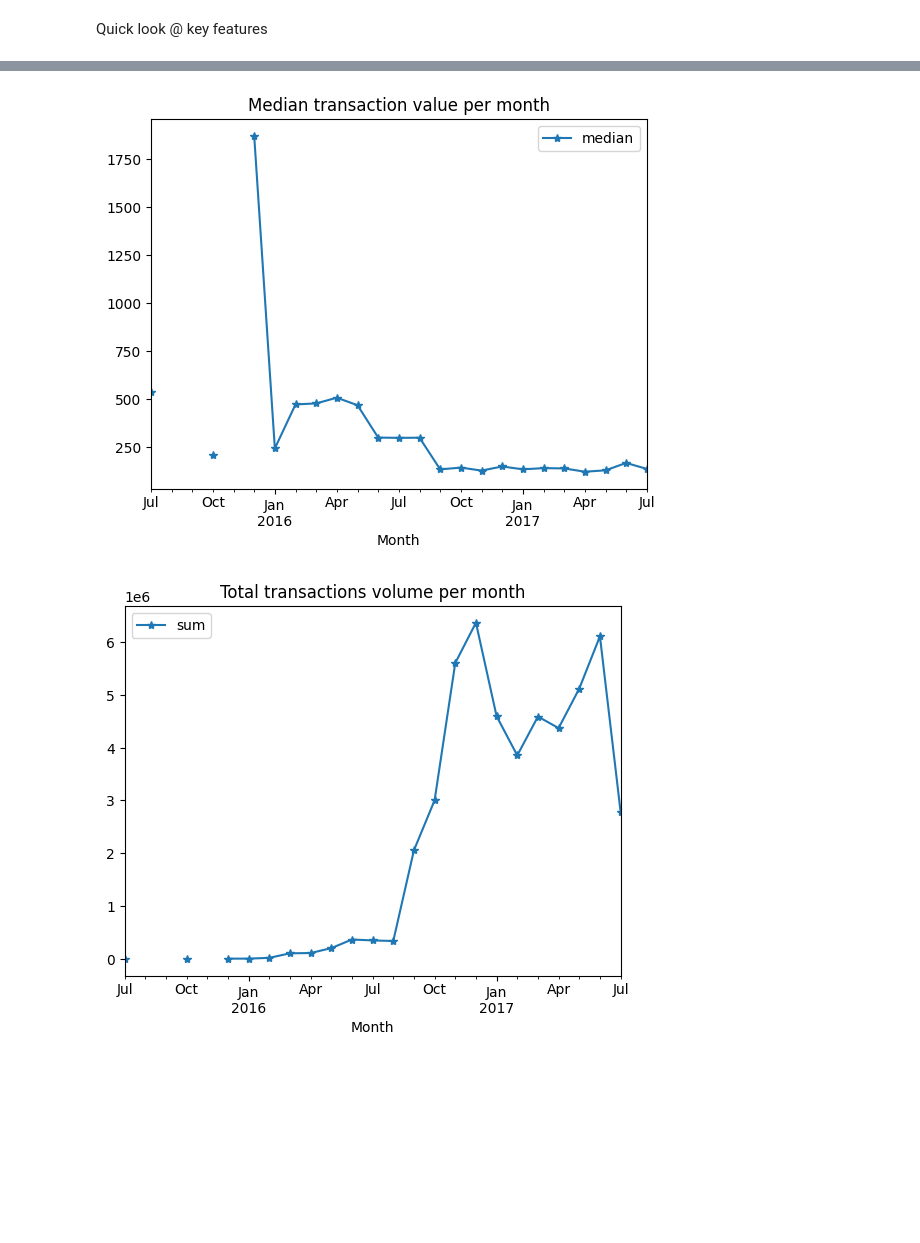
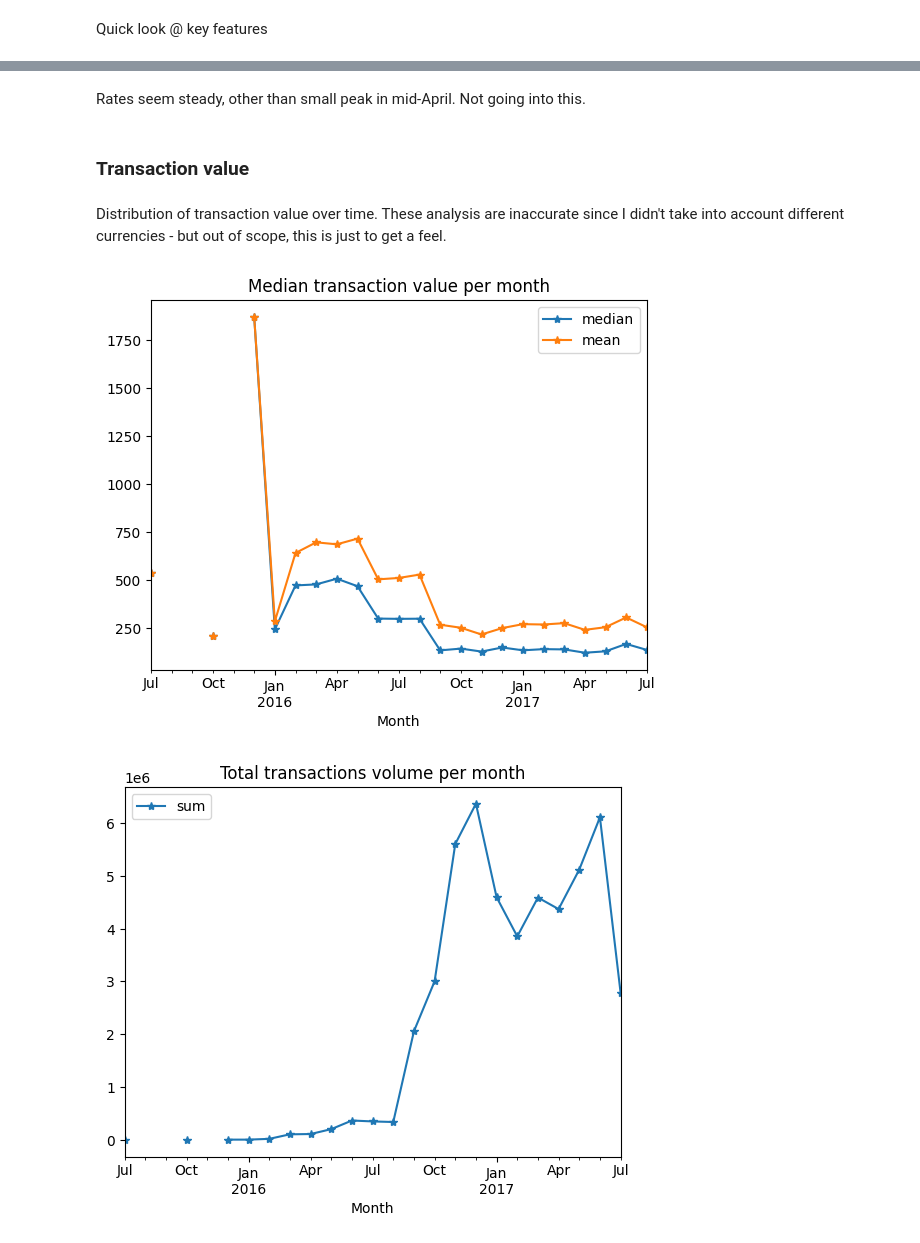
Before and after one commit to yuvalorsher/Riskified-fraud-detection, a Jupyter notebook: EDA.ipynb, the cells around one changed output, grey strips where cells are left out. Cells and saved outputs as stored; diff of their text form; code cells hidden in the pictures; blank space fills up the shorter version.

```diff
--- a/EDA.ipynb
+++ b/EDA.ipynb
@@ -459,15 +496,29 @@ Quick look @ key features
+# %% [markdown]
+Rates seem steady, other than small peak in mid-April. Not going into this.
+# %% [markdown]
+### Transaction value
+# %% [markdown]
+Distribution of transaction value over time. These analysis are inaccurate since I didn't take into account different currencies - but out of scope, this is just to get a feel.
 # %%
 ax, trends = plot_trends(
     df=raw_df,
     date_col=DATE_COL,
     trend_cols=['total_spent'],
     freq='M',
     agg_func=['median'],
 )
+ax, _ = plot_trends(
+    df=raw_df,
+    date_col=DATE_COL,
+    trend_cols=['total_spent'],
+    freq='M',
+    agg_func=['mean'],
+    ax=ax
+)
 ax.set_xlabel('Month')
 ax.set_title('Median transaction value per month');
 # %% [output]
-[figure, old version]
+[figure, new version]
 # %%
 ax, trends = plot_trends(
     df=raw_df,
```
Also changed, not shown: parts of 6 cells of this notebook.
